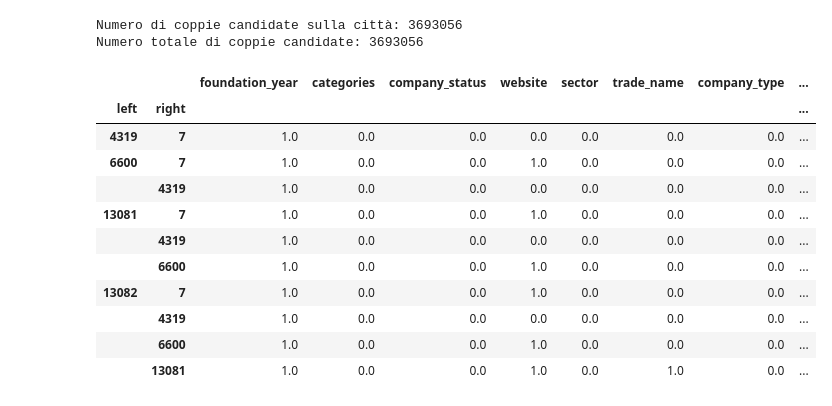
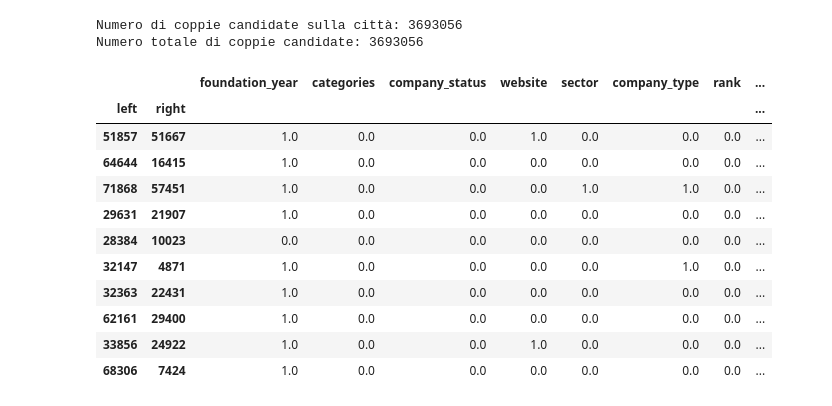
Before and after one commit to MatVitale6/IngegneriaDeiDatiProject, a Jupyter notebook: homework5/record_linkage/record_linkage2.ipynb, the cells around one changed output. Cells and saved outputs as stored; diff of their text form; code cells hidden in the pictures.

```diff
--- a/homework5/record_linkage/record_linkage2.ipynb
+++ b/homework5/record_linkage/record_linkage2.ipynb
@@ -76,46 +76,45 @@ Numero totale di coppie candidate: 3693056
 # %%
 candidate_pairs_index = pd.MultiIndex.from_tuples(candidate_pairs, names=['left', 'right'])
 
 companies_df = companies_df.reset_index(drop=True)
 
 companies_df = companies_df.fillna("")
 
 if companies_df['foundation_year'].dtype != 'int64':
     companies_df['foundation_year'] = pd.to_numeric(companies_df['foundation_year'], errors='coerce').fillna(0).astype(int)
 
 if companies_df['number_of_employees'].dtype != 'int64':
     companies_df['number_of_employees'] = pd.to_numeric(companies_df['number_of_employees'], errors='coerce').fillna(0).astype(int)
 
 compare = Compare()
 compare.numeric('foundation_year', 'foundation_year', label='foundation_year')
 
 compare.string('categories', 'categories', method='jarowinkler', threshold=0.85, label='categories')
 compare.string('company_status', 'company_status', method='jarowinkler', threshold=0.85, label='company_status')
 compare.string('website', 'website', method='jarowinkler', threshold=0.85, label='website')
 compare.string('sector', 'sector', method='jarowinkler', threshold=0.85, label='sector')
-compare.string('trade_name', 'trade_name', method='jarowinkler', threshold=0.85, label='trade_name')
 compare.string('company_type', 'company_type', method='jarowinkler', threshold=0.95, label='company_type')
 compare.string('rank', 'rank', method='jarowinkler', threshold=0.85, label='rank')
 compare.numeric('number_of_employees', 'number_of_employees', label='number_of_employees')
 
 try:
     features = compare.compute(candidate_pairs_index, companies_df)
     display(features.head(10))
 except Exception as e:
     print("Errore durante il calcolo delle feature sull'intero dataset:", e)
 # %% [output]
-|  |  | foundation_year | categories | company_status | website | sector | trade_name | company_type | ... |
+|  |  | foundation_year | categories | company_status | website | sector | company_type | rank | ... |
 | left | right |  |  |  |  |  |  |  | ... |
-| 4319 | 7 | 1.0 | 0.0 | 0.0 | 0.0 | 0.0 | 0.0 | 0.0 | ... |
-| 6600 | 7 | 1.0 | 0.0 | 0.0 | 1.0 | 0.0 | 0.0 | 0.0 | ... |
-|  | 4319 | 1.0 | 0.0 | 0.0 | 0.0 | 0.0 | 0.0 | 0.0 | ... |
-| 13081 | 7 | 1.0 | 0.0 | 0.0 | 1.0 | 0.0 | 0.0 | 0.0 | ... |
-|  | 4319 | 1.0 | 0.0 | 0.0 | 0.0 | 0.0 | 0.0 | 0.0 | ... |
-|  | 6600 | 1.0 | 0.0 | 0.0 | 1.0 | 0.0 | 0.0 | 0.0 | ... |
-| 13082 | 7 | 1.0 | 0.0 | 0.0 | 1.0 | 0.0 | 0.0 | 0.0 | ... |
-|  | 4319 | 1.0 | 0.0 | 0.0 | 0.0 | 0.0 | 0.0 | 0.0 | ... |
-|  | 6600 | 1.0 | 0.0 | 0.0 | 1.0 | 0.0 | 0.0 | 0.0 | ... |
-|  | 13081 | 1.0 | 0.0 | 0.0 | 1.0 | 0.0 | 1.0 | 0.0 | ... |
+| 51857 | 51667 | 1.0 | 0.0 | 0.0 | 1.0 | 0.0 | 0.0 | 0.0 | ... |
+| 64644 | 16415 | 1.0 | 0.0 | 0.0 | 0.0 | 0.0 | 0.0 | 0.0 | ... |
+| 71868 | 57451 | 1.0 | 0.0 | 0.0 | 0.0 | 1.0 | 1.0 | 0.0 | ... |
+| 29631 | 21907 | 1.0 | 0.0 | 0.0 | 0.0 | 0.0 | 0.0 | 0.0 | ... |
+| 28384 | 10023 | 0.0 | 0.0 | 0.0 | 0.0 | 0.0 | 0.0 | 0.0 | ... |
+| 32147 | 4871 | 1.0 | 0.0 | 0.0 | 0.0 | 0.0 | 1.0 | 0.0 | ... |
+| 32363 | 22431 | 1.0 | 0.0 | 0.0 | 0.0 | 0.0 | 0.0 | 0.0 | ... |
+| 62161 | 29400 | 1.0 | 0.0 | 0.0 | 0.0 | 0.0 | 0.0 | 0.0 | ... |
+| 33856 | 24922 | 1.0 | 0.0 | 0.0 | 1.0 | 0.0 | 0.0 | 0.0 | ... |
+| 68306 | 7424 | 1.0 | 0.0 | 0.0 | 0.0 | 0.0 | 0.0 | 0.0 | ... |
 # %%
 matches = features[features.sum(axis=1) > 3]
 
```
Also changed, not shown: parts of 4 cells of this notebook, 9 other files.
